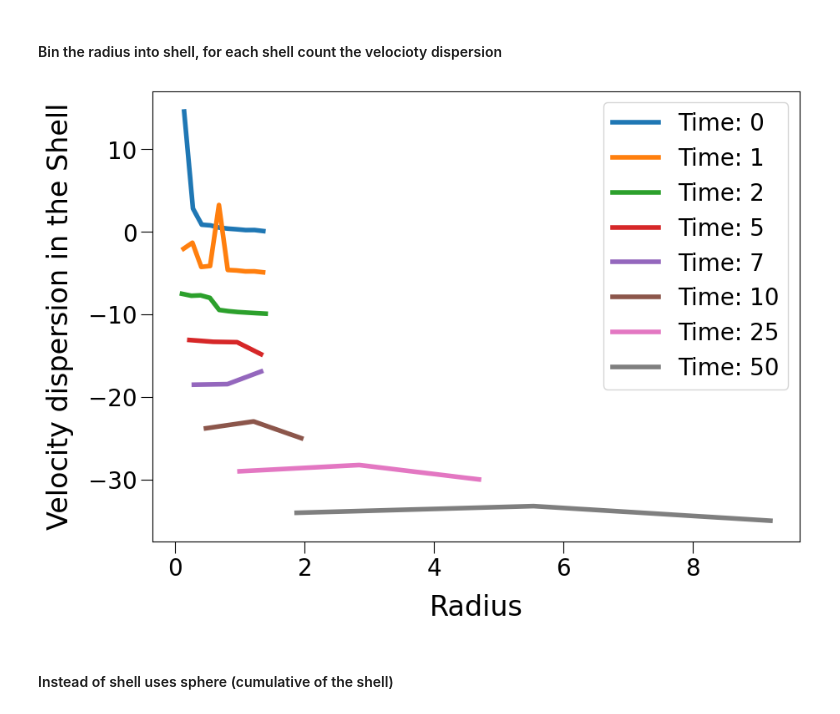
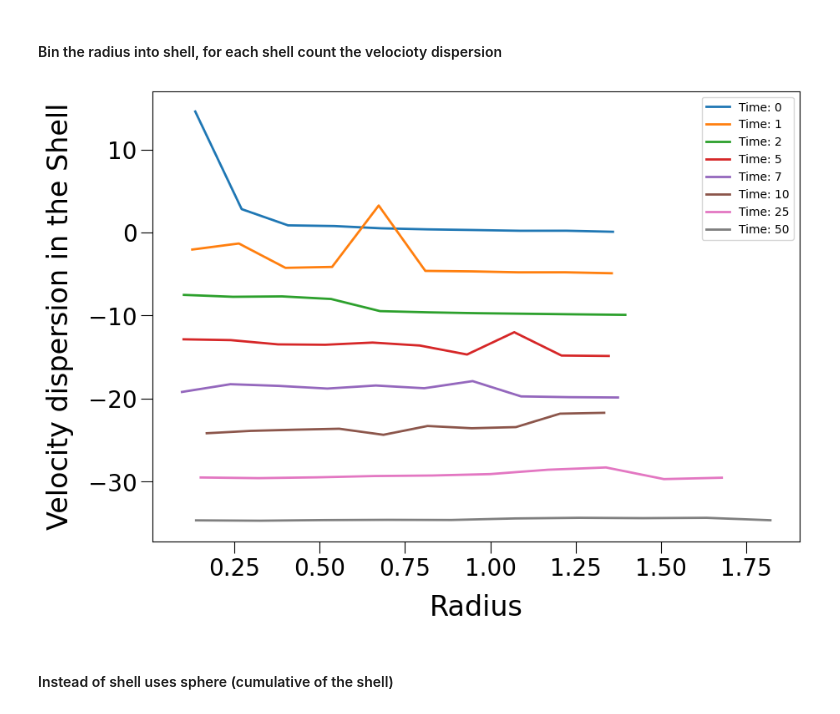
Before and after one commit to Berto70/pod_compastro23, a Jupyter notebook: project/project_v2.ipynb, the cells around one changed output. Drawn from its saved outputs; the diff is of its cells as text; code cells hidden in the pictures.

```diff
--- a/project/project_v2.ipynb
+++ b/project/project_v2.ipynb
@@ -116,4 +151,14 @@ Text(0, 0.5, 'Radius [Henon unit]')
 # %%
+# %%timeit
+N = 500
+initial_position = 10
+M_G = 1e3
+
+data = np.load(f'orbit/Galactic_FoR/{N}_InitialPos_{initial_position}.npy')
+position = data[:, :, :3]
+velocity = data[:, :, 3:6]
+mass = data[:, :, 6]
+
 flag_history = []
 com_history = []
 flag = np.ones(N, dtype=bool)
@@ -390,9 +439,12 @@ Text(0, 0.5, 'Radius [Henon unit]')
 ### Density profile
 # %%
 time = 2
-pos_snapshot = position_comFoR[time]
+flag = flag_history[time]
+pos_snapshot = position_comFoR[time][flag]
+
 radius_snapshot = np.linalg.norm(pos_snapshot, axis=1)
 counts, bin_edges = np.histogram(radius_snapshot, bins=10)
+
 Vol_shell = 4/3 *np.pi* (bin_edges[1:]**3 - bin_edges[:-1]**3)
 density = counts / Vol_shell
 radius_shell = 1/2 * (bin_edges[1:] + bin_edges[:-1])
@@ -410,14 +462,17 @@ Text(0.5, 1.0, 'Time: 2')
 fig = plt.figure(figsize=(10, 7))
 ax = fig.add_subplot()
 for k, time in enumerate([0, 1, 2, 5, 7, 10, 25, 50]):
-    pos_snapshot = position_comFoR[time]
+    flag = flag_history[time]
+    pos_snapshot = position_comFoR[time][flag]
+
     radius_snapshot = np.linalg.norm(pos_snapshot, axis=1)
     counts, bin_edges = np.histogram(radius_snapshot, bins=10)
+
     Vol_shell = 4/3 *np.pi* (bin_edges[1:]**3 - bin_edges[:-1]**3)
     density = counts / Vol_shell
     radius_shell = 1/2 * (bin_edges[1:] + bin_edges[:-1])
 
-    ax.plot(radius_shell, density-150*k, label=f'Time:{time}', linewidth=2)
+    ax.plot(radius_shell, density, label=f'Time:{time}', linewidth=2)
     ax.set_xlabel(r'$R_{shell}$ [Henon units]')
     ax.set_ylabel(r'$\rho [\frac{Mass}{R_{shell}}]$ ')
     ax.set_xlim(0, 2)
@@ -432,29 +487,31 @@ for k, time in enumerate([0, 1, 2, 5, 7, 10, 25, 50]):
 # %%
 fig = plt.figure(figsize=(10, 7))
 ax = fig.add_subplot()
 for k, time in enumerate([0, 1, 2, 5, 7, 10, 25, 50]):
-    pos_snapshot = position_comFoR[time]
+    flag = flag_history[time]
+    pos_snapshot = position_comFoR[time][flag]
+
     radius_snapshot = np.linalg.norm(pos_snapshot, axis=1)
     counts, bin_edges = np.histogram(radius_snapshot, bins=10)
     radius_shell = 1/2 * (bin_edges[1:] + bin_edges[:-1]) #needed to plot
 
     bins_index = np.digitize(radius_snapshot, bins=bin_edges) #return the index of the bin for each radius
 
-    vel_snapshot = velocity_comFoR[time]
+    vel_snapshot = velocity_comFoR[time][flag]
     vel_modul_snapshot = np.linalg.norm(vel_snapshot, axis=1)
 
     vel_modul_snaphost_binned = [vel_modul_snapshot[bins_index==i].tolist() for i in range(1, len(bin_edges)) ] #binning the velocity as the radius
 
     velocity_dispersion = []
     for i in range(len(bin_edges)-1):
         velocity_dispersion.append(np.array(vel_modul_snaphost_binned[i]).std())
 
-    ax.plot(radius_shell, np.array(velocity_dispersion)-5*k, label=f'Time: {time}')
+    ax.plot(radius_shell, np.array(velocity_dispersion)-5*k, label=f'Time: {time}', linewidth=2)
     ax.set_xlabel('Radius')
     ax.set_ylabel('Velocity dispersion in the Shell')
-    ax.legend()
+    ax.legend(fontsize=10)
 # %% [output]
-[figure, old version]
+[figure, new version]
 # %% [markdown]
 #### Instead of shell uses sphere (cumulative of the shell)
 # %%
```
Also changed, not shown: parts of 9 cells of this notebook.
